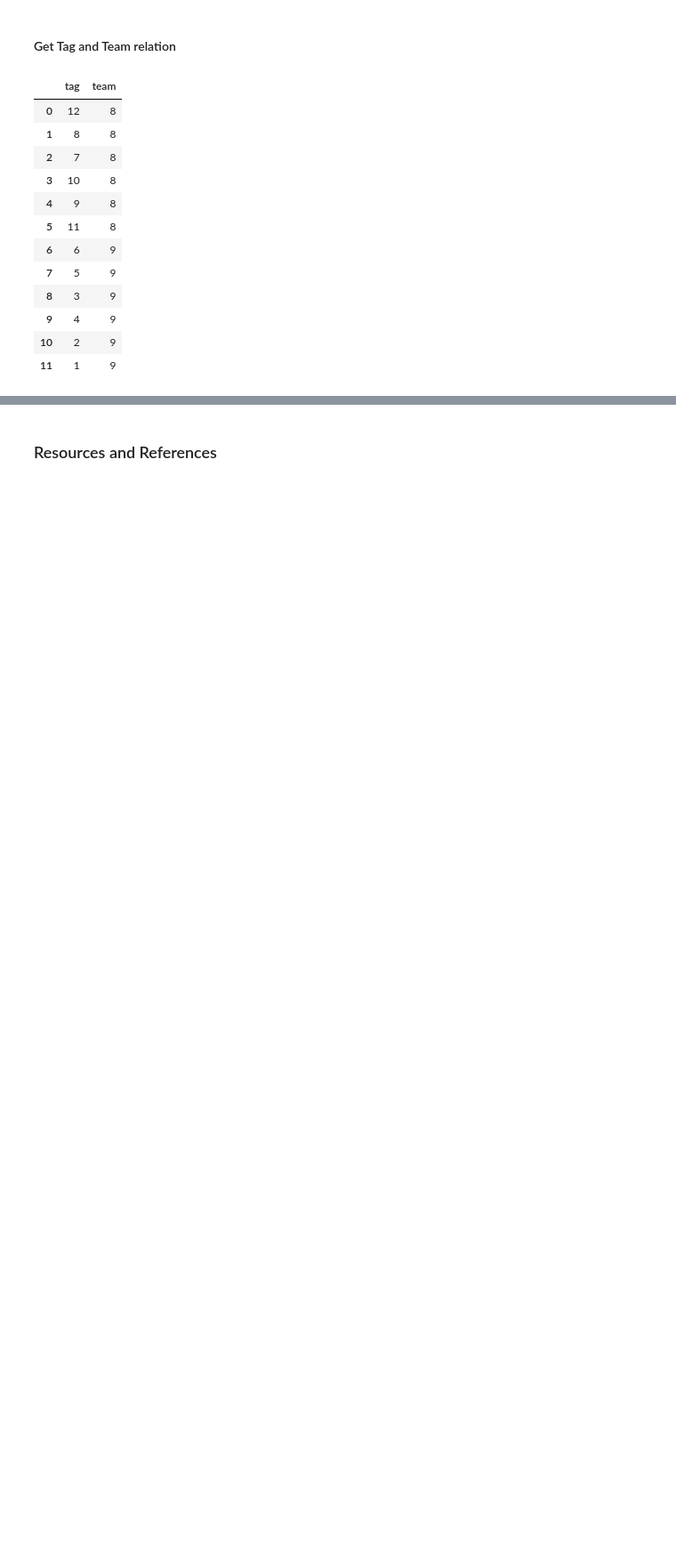
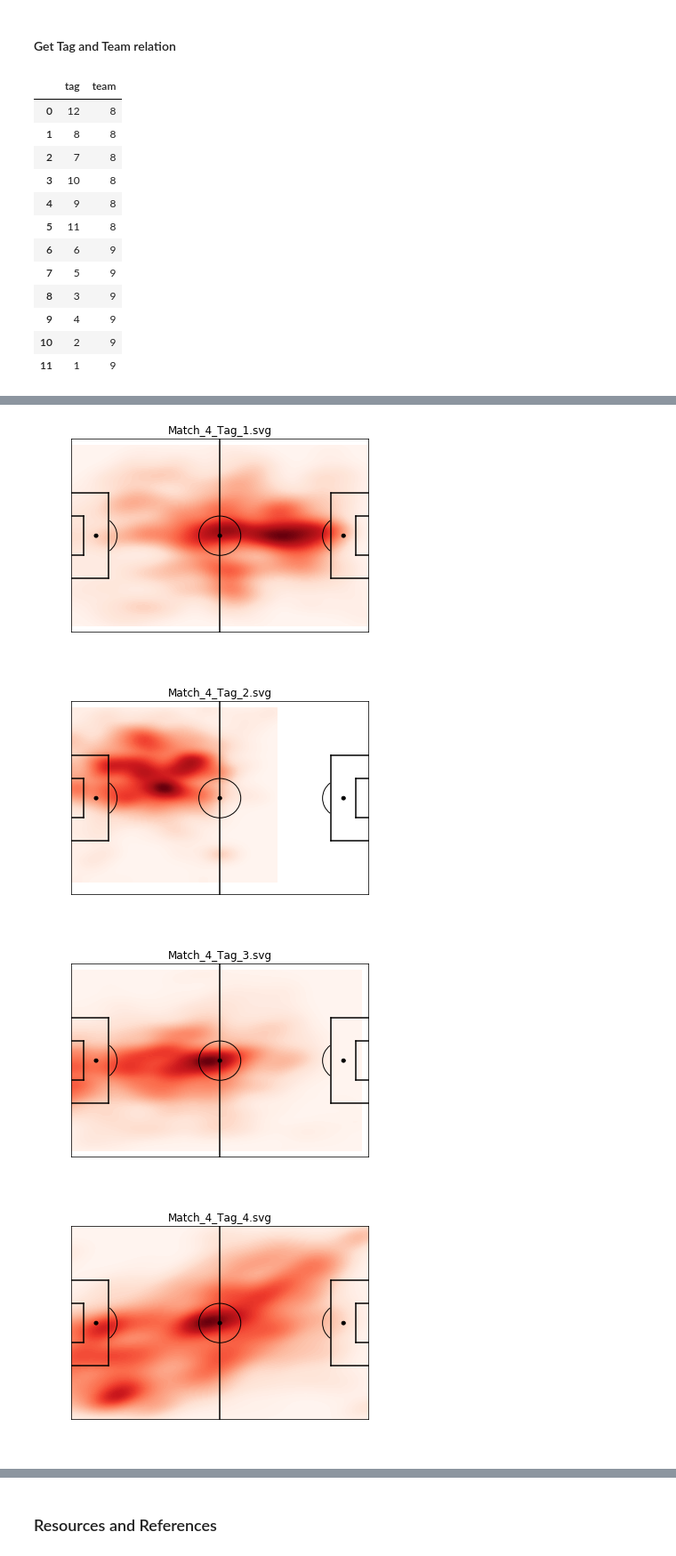
Before and after one commit to enesozi/Soccer-Analysis-Python, a Jupyter notebook: Analysis.ipynb, the cells around one changed output, grey strips where cells are left out. Shown at 89% size. Cells and saved outputs as stored; diff of their text form; code cells hidden in the pictures; blank space fills up the shorter version.

```diff
--- a/Analysis.ipynb
+++ b/Analysis.ipynb
@@ -204,0 +299,43 @@ tag_team_df
+# %%
+def create_heat_map():
+
+    data = df_interpolated.copy()
+
+    #calculate max and min values
+    max_x=int(data.point_x.max()/10)
+    min_x=int(data.point_x.min()/10)
+    max_y=int(data.point_y.max()/10)
+    min_y=int(data.point_y.min()/10)
+
+    data.point_x = (data.point_x/10).round()
+    data.point_y = (data.point_y/10).round()
+
+    #normalize x and y values
+    data.point_x = (((data.point_x-min_x)/(max_x-min_x))*PITCH_WIDTH).round()
+    data.point_y = (((data.point_y-min_y)/(max_y-min_y))*PITCH_LENGTH).round()
+    tags = data.tag.unique()
+
+    for tag in tags:
+        data_tag = data[data.tag == tag].copy()
+        data_tag.reset_index(inplace=True, drop=True)
+
+        # Since teams switch sides at second half
+        data_tag.loc[data_tag.half == 2,'point_x'] = (PITCH_WIDTH - data_tag.loc[data_tag.half == 2,'point_x']).values
+        data_tag.loc[data_tag.half == 2,'point_y'] = (PITCH_WIDTH - data_tag.loc[data_tag.half == 2,'point_y']).values
+
+        #Display Pitch
+        plt = create_pitch(True)
+        plt.title('Match_%d_Tag_%d.svg' %(match,tag))
+        sns.kdeplot(data_tag["point_y"], data_tag["point_x"], shade=True, n_levels=100,\
+                    kernel='epa', cmap="Reds", bw=0)
+        plt.show()
+
+        # If you want to save the figure to your computer, uncomment the following line
+        #plt.savefig(('Match_%d_Tag_%d.svg' %(match,tag)), format='svg', dpi=1200,  bbox_inches='tight',  pad_inches = 0)
+# %%
+create_heat_map()
+# %% [output]
+[figure, added]
+[figure, added]
+[figure, added]
+[figure, added]
```
Also changed, not shown: parts of 8 cells of this notebook.
